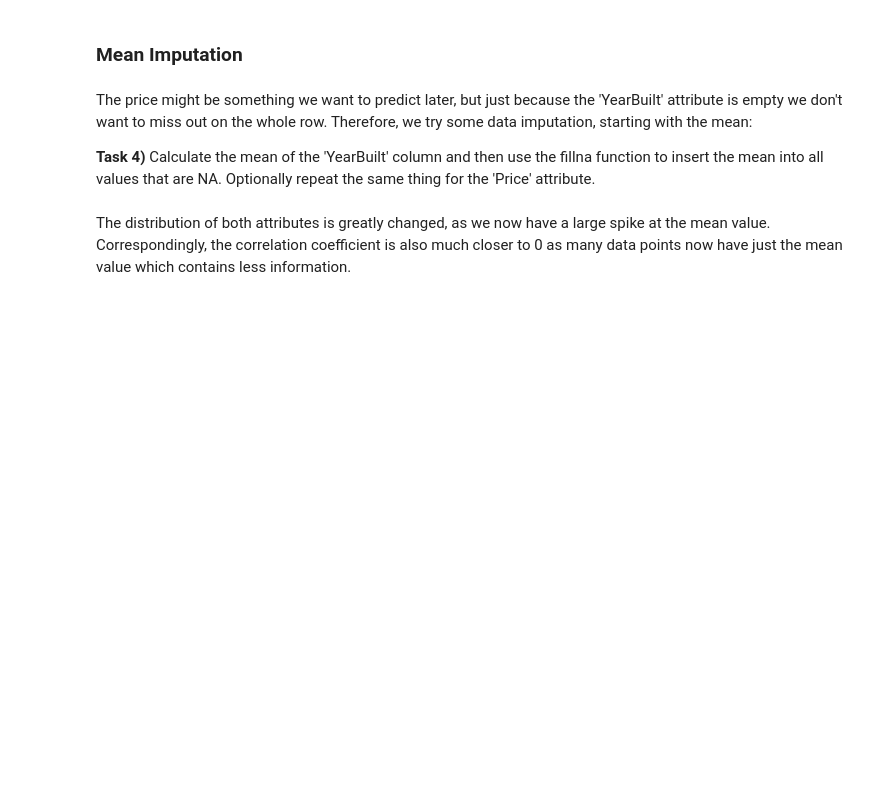
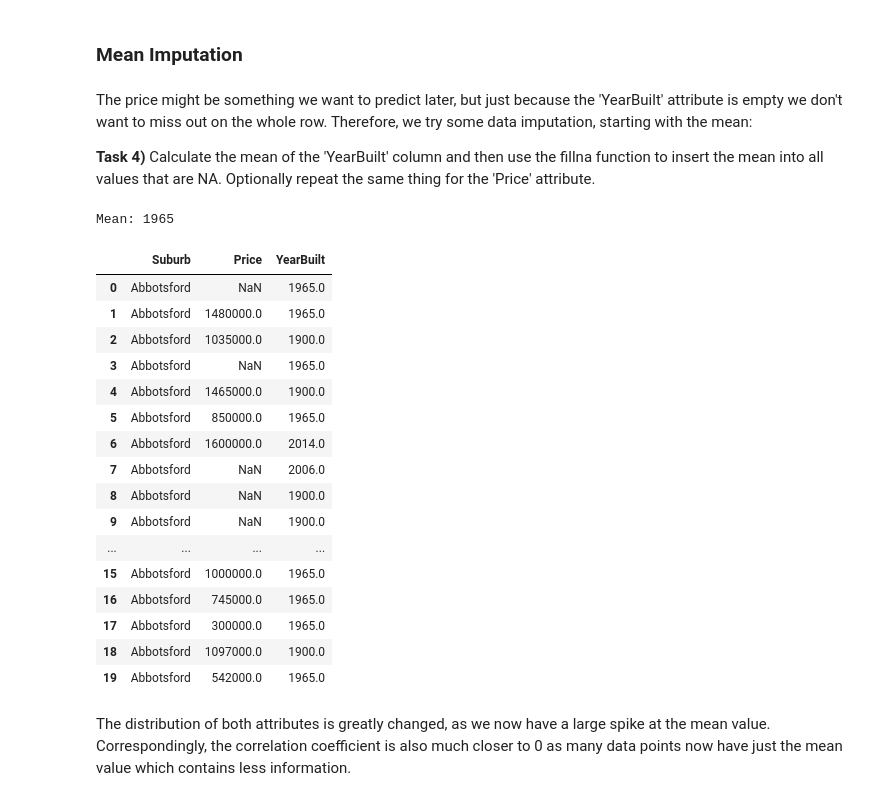
Before and after one commit to gasserandreas/Jupyter-lab-fhnw, a Jupyter notebook: 01_Data Wrangling/Exercises/DW Exercise Fixing problems.ipynb, the cells around one changed output. Cells and saved outputs as stored; diff of their text form; code cells hidden in the pictures; blank space fills up the shorter version.

```diff
--- a/01_Data Wrangling/Exercises/DW Exercise Fixing problems.ipynb
+++ b/01_Data Wrangling/Exercises/DW Exercise Fixing problems.ipynb
@@ -137,3 +246,33 @@ The price might be something we want to predict later, but just because the 'Yea
+# %%
+# restore original dataframe
+df = df_before_cleaning.copy()
+
+# calculate mean
+mean = int(df['YearBuilt'].mean())
+print(f"Mean: {mean}")
+
+# fill NaN with mean
+df['YearBuilt'] = df['YearBuilt'].fillna(mean)
+df.head(20)
+# %% [output]
+Mean: 1965
+|  | Suburb | Price | YearBuilt |
+| 0 | Abbotsford | NaN | 1965.0 |
+| 1 | Abbotsford | 1480000.0 | 1965.0 |
+| 2 | Abbotsford | 1035000.0 | 1900.0 |
+| 3 | Abbotsford | NaN | 1965.0 |
+| 4 | Abbotsford | 1465000.0 | 1900.0 |
+| 5 | Abbotsford | 850000.0 | 1965.0 |
+| 6 | Abbotsford | 1600000.0 | 2014.0 |
+| 7 | Abbotsford | NaN | 2006.0 |
+| 8 | Abbotsford | NaN | 1900.0 |
+| 9 | Abbotsford | NaN | 1900.0 |
+| ... | ... | ... | ... |
+| 15 | Abbotsford | 1000000.0 | 1965.0 |
+| 16 | Abbotsford | 745000.0 | 1965.0 |
+| 17 | Abbotsford | 300000.0 | 1965.0 |
+| 18 | Abbotsford | 1097000.0 | 1900.0 |
+| 19 | Abbotsford | 542000.0 | 1965.0 |
 # %% [markdown]
 The distribution of both attributes is greatly changed, as we now have a large spike at the mean value. Correspondingly, the correlation coefficient is also much closer to 0 as many data points now have just the mean value which contains less information.
 # %% [markdown]
```
Also changed, not shown: parts of 24 cells of this notebook, 1 other file.
